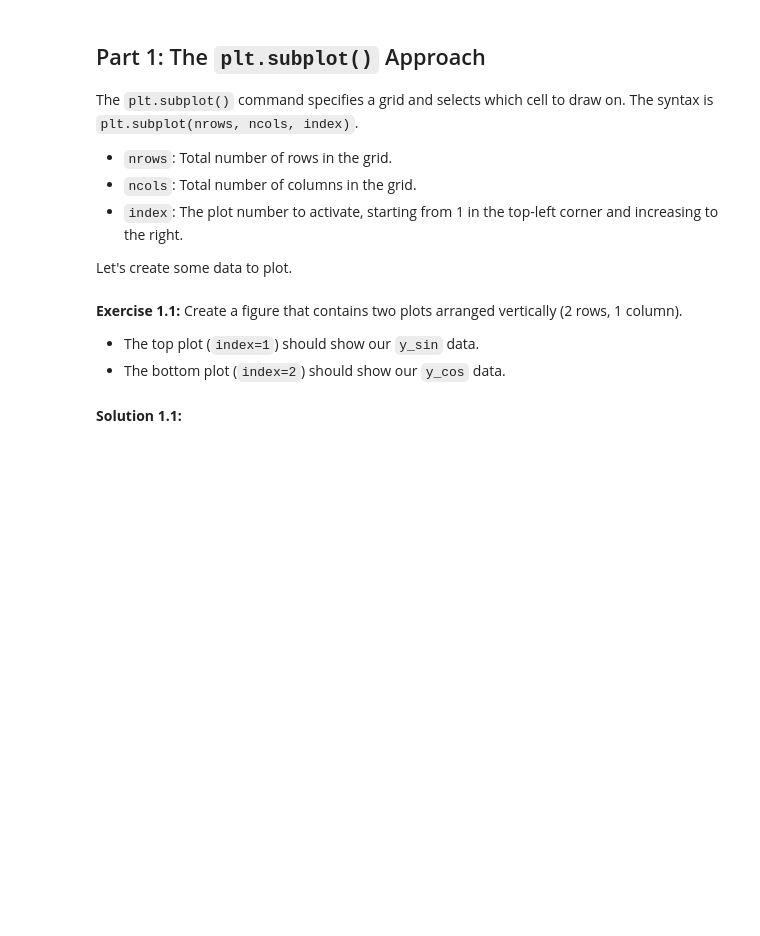
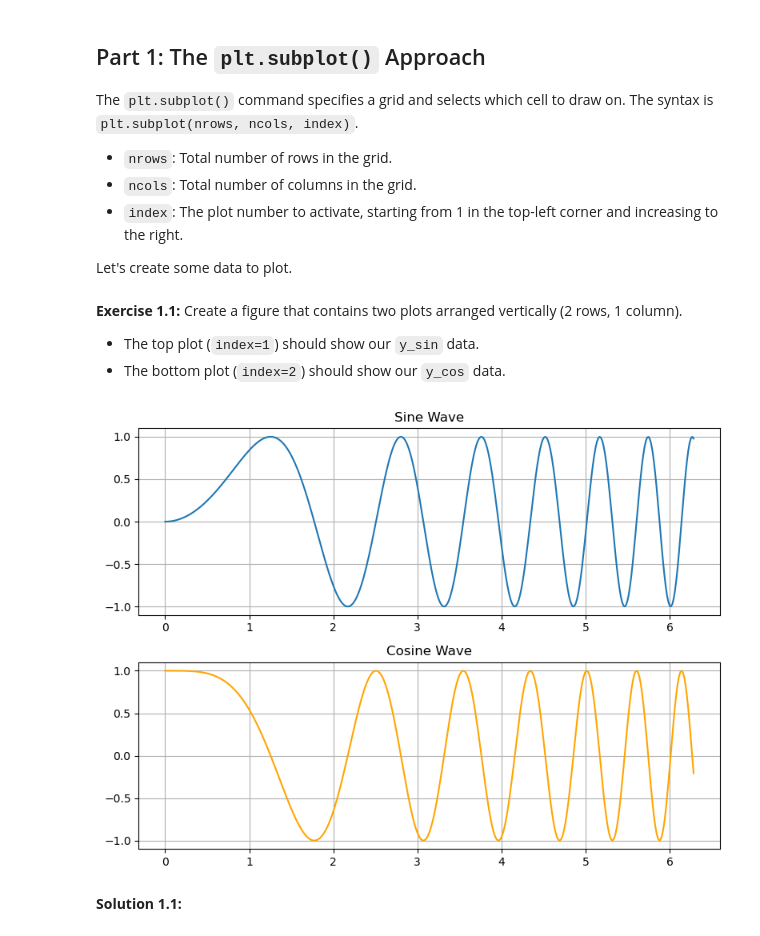
Before and after one commit to rksfn/scipy, a Jupyter notebook: week2_advanced_topics_and_scientific_computing/day12_advanced_matplotlib-subplots.ipynb, the cells around one changed output. Drawn from its saved outputs; the diff is of its cells as text; code cells hidden in the pictures; blank space fills up the shorter version.

```diff
--- a/week2_advanced_topics_and_scientific_computing/day12_advanced_matplotlib-subplots.ipynb
+++ b/week2_advanced_topics_and_scientific_computing/day12_advanced_matplotlib-subplots.ipynb
@@ -37,3 +35,21 @@ y_cos = np.cos(x ** 2)
+# %%
+# Your code here
+plt.figure(figsize=(8, 6))
+
+plt.subplot(2, 1, 1)
+plt.plot(x, y_sin)
+plt.title("Sine Wave")
+plt.grid(True)
+
+plt.subplot(2, 1, 2)
+plt.plot(x, y_cos, color="orange")
+plt.title("Cosine Wave")
+plt.grid(True)
+
+plt.tight_layout()
+plt.show()
+# %% [output]
+[figure, added]
 # %% [markdown]
 **Solution 1.1:**
 # %%
```
Also changed, not shown: parts of 11 cells of this notebook.
